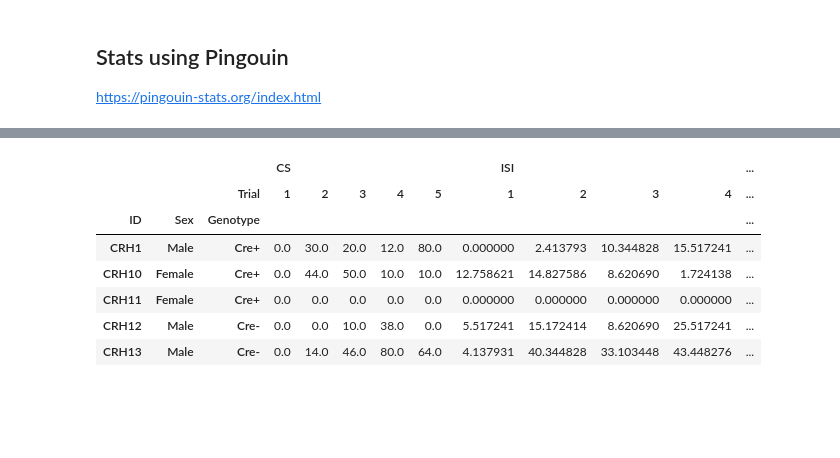
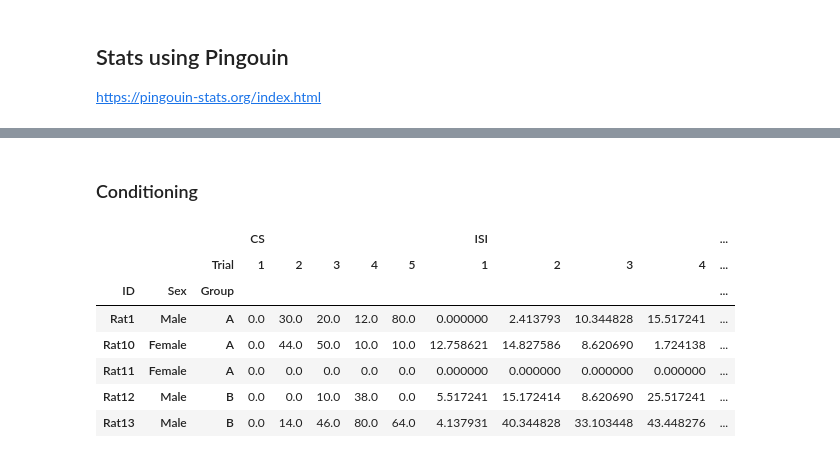
Before and after one commit to MicTott/FrozenPy, a Jupyter notebook: Examples/Conditioning_example.ipynb, the cells around one changed output, grey strips where cells are left out. Cells and saved outputs as stored; diff of their text form; code cells hidden in the pictures; blank space fills up the shorter version.

```diff
--- a/Examples/Conditioning_example.ipynb
+++ b/Examples/Conditioning_example.ipynb
@@ -52,0 +126,11 @@ Cond_df.head()
+# %%
+Cond_BL_df, Cond_Trials_df = fp.get_averagedslices(df=Cond_df, # data to analyze
+                                         BL=180,               # 180s baseline
+                                         CS=10,                # 10s CS
+                                         US=2,                 # 2s US
+                                         Trials=5,             # 5 trials
+                                         ISI=58,               # 58s ISI
+                                         fs=5,                 # 5 Hz sampling frequency
+                                         Behav='Freezing')     # get freezing data
+display(Cond_BL_df.head())
+Cond_Trials_df.head()
@@ -82,11 +204,23 @@ Trials_df.head()
 # %%
 # load metadata
-metadata_dir = '/Users/home/Documents/Jupyter/my-modules/FrozenPy/Examples/data/Conditioning'
+metadata_dir = '/Users/home/Documents/Jupyter/my-modules/FrozenPy/Examples/data'
 Metadata_df = fp.read_metadata(metadata_dir, sep=',')
 
-# merge metadata and data
-BL_md_df = pd.merge(Metadata_df, BL_df, on='ID', copy='True')
-Trials_md_df = pd.merge(Metadata_df, Trials_df, on='ID', copy='True')
+# Conditioning
+Cond_BL_md_df = pd.merge(Metadata_df, Cond_BL_df, on='ID', copy='True')
+Cond_Trials_md_df = pd.merge(Metadata_df, Cond_Trials_df, on='ID', copy='True')
 
-Trials_md_df.head()
+display(Cond_Trials_md_df.head())
+
+# Extinction
+Ext_BL_md_df = pd.merge(Metadata_df, Ext_BL_df, on='ID', copy='True')
+Ext_Trials_md_df = pd.merge(Metadata_df, Ext_Trials_df, on='ID', copy='True')
+
+display(Ext_Trials_md_df.head())
+
+# Retrieval
+Ret_BL_md_df = pd.merge(Metadata_df, Ret_BL_df, on='ID', copy='True')
+Ret_Trials_md_df = pd.merge(Metadata_df, Ret_Trials_df, on='ID', copy='True')
+
+Ret_Trials_md_df.head()
 # %% [output]
@@ -162,16 +475,18 @@ Interaction   1570.919      4     76   392.730   0.636    0.638  0.032  nan
+# %% [markdown]
+### Conditioning
 # %%
 # Pivot long to wide
-Trials_wide = Trials_md_df.pivot_table(index=['ID', 'Sex', 'Genotype'],
+Cond_Trials_wide = Cond_Trials_md_df.pivot_table(index=['ID', 'Sex', 'Group'],
                                        columns='Trial',
                                        values=['CS', 'US', 'ISI'])
 # wide
-Trials_wide.head()
+Cond_Trials_wide.head()
 # %% [output]
 |  |  |  | CS |  |  |  |  | ISI |  |  |  | ... |
 |  |  | Trial | 1 | 2 | 3 | 4 | 5 | 1 | 2 | 3 | 4 | ... |
-| ID | Sex | Genotype |  |  |  |  |  |  |  |  |  | ... |
-| CRH1 | Male | Cre+ | 0.0 | 30.0 | 20.0 | 12.0 | 80.0 | 0.000000 | 2.413793 | 10.344828 | 15.517241 | ... |
-| CRH10 | Female | Cre+ | 0.0 | 44.0 | 50.0 | 10.0 | 10.0 | 12.758621 | 14.827586 | 8.620690 | 1.724138 | ... |
-| CRH11 | Female | Cre+ | 0.0 | 0.0 | 0.0 | 0.0 | 0.0 | 0.000000 | 0.000000 | 0.000000 | 0.000000 | ... |
-| CRH12 | Male | Cre- | 0.0 | 0.0 | 10.0 | 38.0 | 0.0 | 5.517241 | 15.172414 | 8.620690 | 25.517241 | ... |
-| CRH13 | Male | Cre- | 0.0 | 14.0 | 46.0 | 80.0 | 64.0 | 4.137931 | 40.344828 | 33.103448 | 43.448276 | ... |
+| ID | Sex | Group |  |  |  |  |  |  |  |  |  | ... |
+| Rat1 | Male | A | 0.0 | 30.0 | 20.0 | 12.0 | 80.0 | 0.000000 | 2.413793 | 10.344828 | 15.517241 | ... |
+| Rat10 | Female | A | 0.0 | 44.0 | 50.0 | 10.0 | 10.0 | 12.758621 | 14.827586 | 8.620690 | 1.724138 | ... |
+| Rat11 | Female | A | 0.0 | 0.0 | 0.0 | 0.0 | 0.0 | 0.000000 | 0.000000 | 0.000000 | 0.000000 | ... |
+| Rat12 | Male | B | 0.0 | 0.0 | 10.0 | 38.0 | 0.0 | 5.517241 | 15.172414 | 8.620690 | 25.517241 | ... |
+| Rat13 | Male | B | 0.0 | 14.0 | 46.0 | 80.0 | 64.0 | 4.137931 | 40.344828 | 33.103448 | 43.448276 | ... |
```
Also changed, not shown: parts of 32 cells of this notebook, 23 other files.
